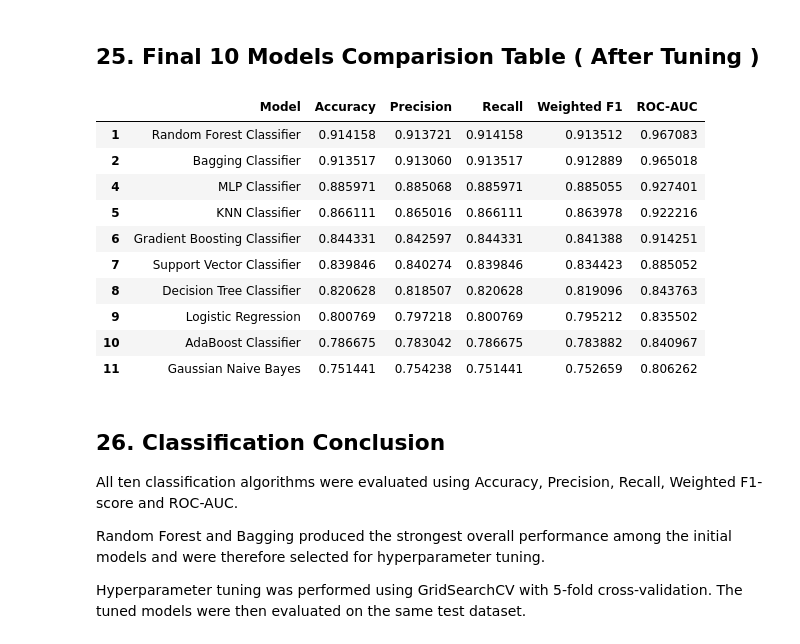
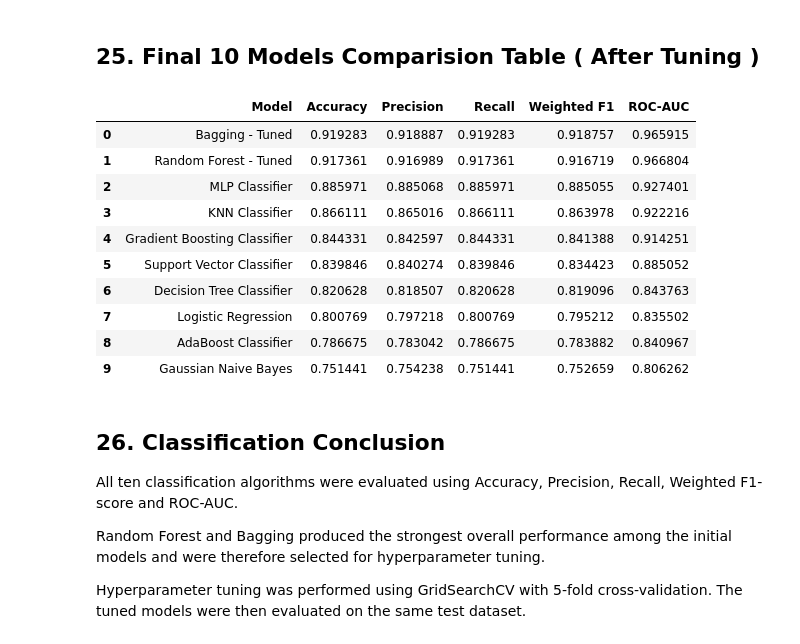
Before and after one commit to rishitkumar8/Business-Financial-Health-Credit-Risk-Intelligence-Platform, a Jupyter notebook: notebooks/classification.ipynb, the cells around one changed output. Saved outputs shown, nothing was run; the diff lists cells and outputs as text; code cells hidden in the pictures.

Commit message:
Tuned Classification models

```diff
--- a/notebooks/classification.ipynb
+++ b/notebooks/classification.ipynb
@@ -657,26 +727,43 @@ plt.show()
 # %% [markdown]
 ## 25. Final 10 Models Comparision Table ( After Tuning )
 # %%
+
+# Final 10 models:
+# Replace the original Random Forest and Bagging models
+# with their tuned versions
+
 final_10_models = clf_results_df[
     ~clf_results_df['Model'].isin([
-        'Random Forest - Tuned',
-        'Bagging - Tuned'
+        'Random Forest Classifier',
+        'Bagging Classifier'
     ])
-][['Model', 'Accuracy', 'Precision', 'Recall', 'Weighted F1', 'ROC-AUC']]
+][[
+    'Model',
+    'Accuracy',
+    'Precision',
+    'Recall',
+    'Weighted F1',
+    'ROC-AUC'
+]]
 
-final_10_models
+final_10_models = final_10_models.sort_values(
+    by='Weighted F1',
+    ascending=False
+).reset_index(drop=True)
+
+display(final_10_models)
 # %% [output]
 |  | Model | Accuracy | Precision | Recall | Weighted F1 | ROC-AUC |
-| 1 | Random Forest Classifier | 0.914158 | 0.913721 | 0.914158 | 0.913512 | 0.967083 |
-| 2 | Bagging Classifier | 0.913517 | 0.913060 | 0.913517 | 0.912889 | 0.965018 |
-| 4 | MLP Classifier | 0.885971 | 0.885068 | 0.885971 | 0.885055 | 0.927401 |
-| 5 | KNN Classifier | 0.866111 | 0.865016 | 0.866111 | 0.863978 | 0.922216 |
-| 6 | Gradient Boosting Classifier | 0.844331 | 0.842597 | 0.844331 | 0.841388 | 0.914251 |
-| 7 | Support Vector Classifier | 0.839846 | 0.840274 | 0.839846 | 0.834423 | 0.885052 |
-| 8 | Decision Tree Classifier | 0.820628 | 0.818507 | 0.820628 | 0.819096 | 0.843763 |
-| 9 | Logistic Regression | 0.800769 | 0.797218 | 0.800769 | 0.795212 | 0.835502 |
-| 10 | AdaBoost Classifier | 0.786675 | 0.783042 | 0.786675 | 0.783882 | 0.840967 |
-| 11 | Gaussian Naive Bayes | 0.751441 | 0.754238 | 0.751441 | 0.752659 | 0.806262 |
+| 0 | Bagging - Tuned | 0.919283 | 0.918887 | 0.919283 | 0.918757 | 0.965915 |
+| 1 | Random Forest - Tuned | 0.917361 | 0.916989 | 0.917361 | 0.916719 | 0.966804 |
+| 2 | MLP Classifier | 0.885971 | 0.885068 | 0.885971 | 0.885055 | 0.927401 |
+| 3 | KNN Classifier | 0.866111 | 0.865016 | 0.866111 | 0.863978 | 0.922216 |
+| 4 | Gradient Boosting Classifier | 0.844331 | 0.842597 | 0.844331 | 0.841388 | 0.914251 |
+| 5 | Support Vector Classifier | 0.839846 | 0.840274 | 0.839846 | 0.834423 | 0.885052 |
+| 6 | Decision Tree Classifier | 0.820628 | 0.818507 | 0.820628 | 0.819096 | 0.843763 |
+| 7 | Logistic Regression | 0.800769 | 0.797218 | 0.800769 | 0.795212 | 0.835502 |
+| 8 | AdaBoost Classifier | 0.786675 | 0.783042 | 0.786675 | 0.783882 | 0.840967 |
+| 9 | Gaussian Naive Bayes | 0.751441 | 0.754238 | 0.751441 | 0.752659 | 0.806262 |
 # %% [markdown]
 ## 26. Classification Conclusion
 All ten classification algorithms were evaluated using Accuracy,
```
Also changed, not shown: parts of 3 cells of this notebook, 1 other file.
